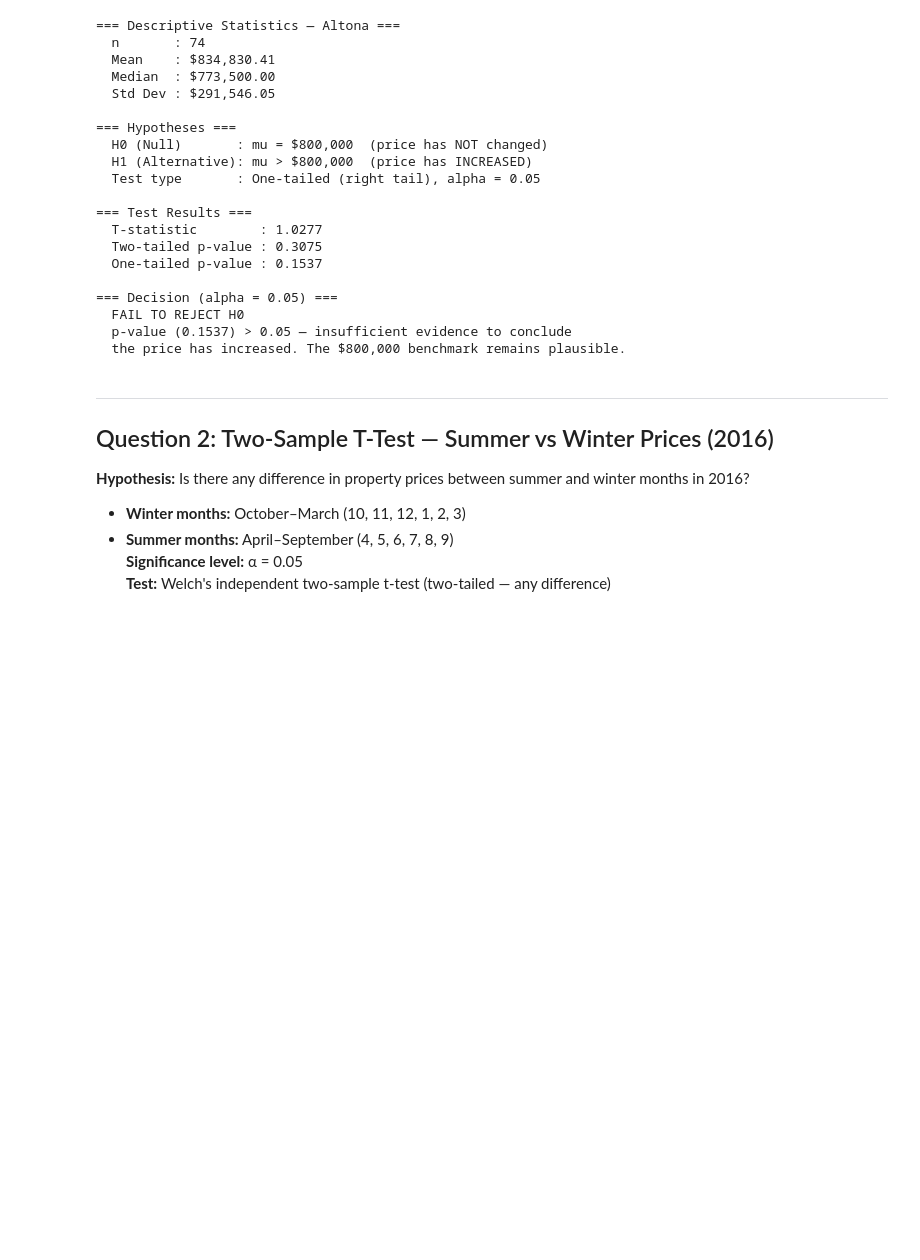
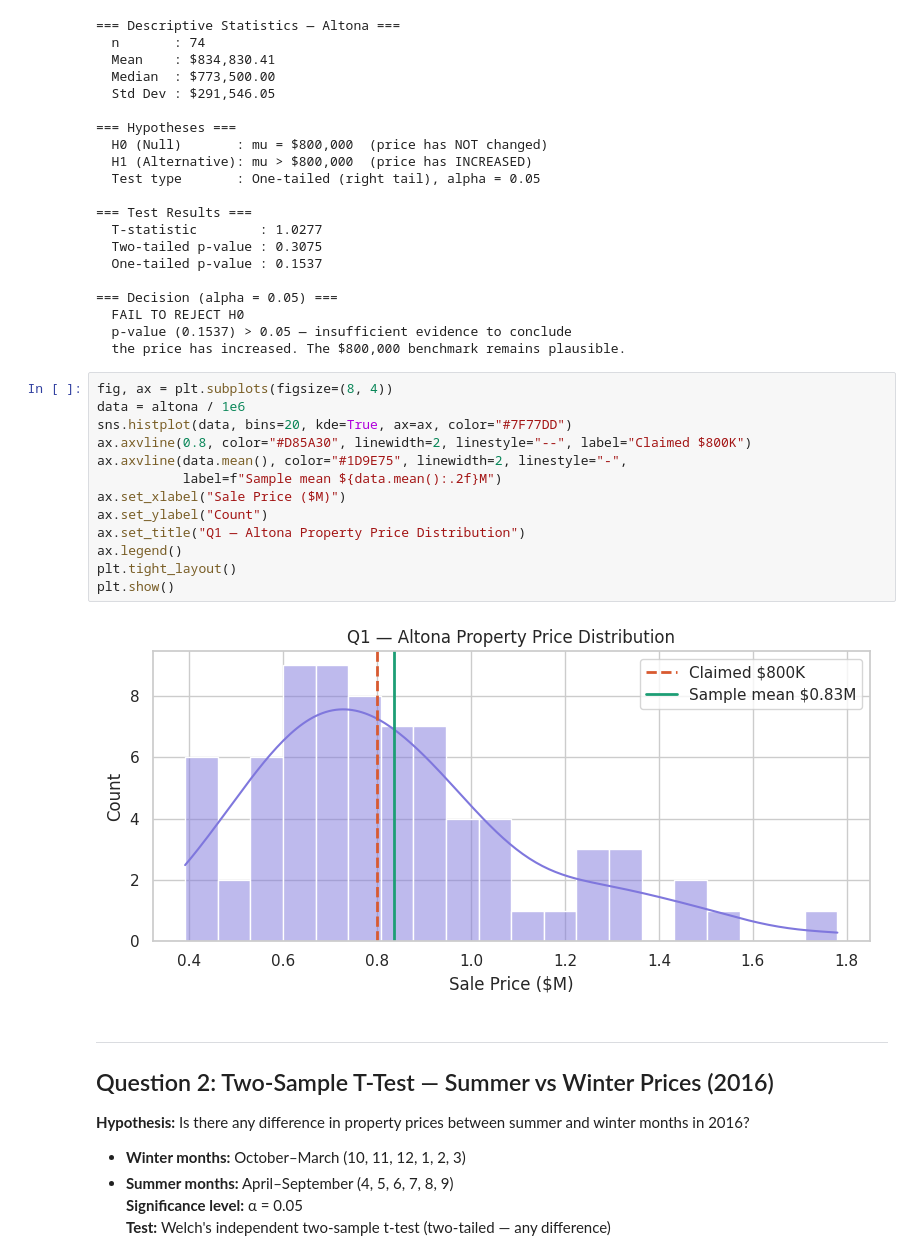
Before and after one commit to manidixit16/Assignment-statistics-decision-making, a Jupyter notebook: notebooks/Mani_Dixit_CPDA_B3.ipynb, the cells around one changed output. Saved outputs shown, nothing was run; the diff lists cells and outputs as text; blank space fills up the shorter version.

```diff
--- a/notebooks/Mani_Dixit_CPDA_B3.ipynb
+++ b/notebooks/Mani_Dixit_CPDA_B3.ipynb
@@ -93,6 +123,21 @@ else:
   FAIL TO REJECT H0
   p-value (0.1537) > 0.05 — insufficient evidence to conclude
   the price has increased. The $800,000 benchmark remains plausible.
+# %%
+fig, ax = plt.subplots(figsize=(8, 4))
+data = altona / 1e6
+sns.histplot(data, bins=20, kde=True, ax=ax, color="#7F77DD")
+ax.axvline(0.8, color="#D85A30", linewidth=2, linestyle="--", label="Claimed $800K")
+ax.axvline(data.mean(), color="#1D9E75", linewidth=2, linestyle="-",
+           label=f"Sample mean ${data.mean():.2f}M")
+ax.set_xlabel("Sale Price ($M)")
+ax.set_ylabel("Count")
+ax.set_title("Q1 — Altona Property Price Distribution")
+ax.legend()
+plt.tight_layout()
+plt.show()
+# %% [output]
+[figure, added]
 # %% [markdown]
 ---
 ## Question 2: Two-Sample T-Test — Summer vs Winter Prices (2016)
```
Also changed, not shown: parts of 9 cells of this notebook.
